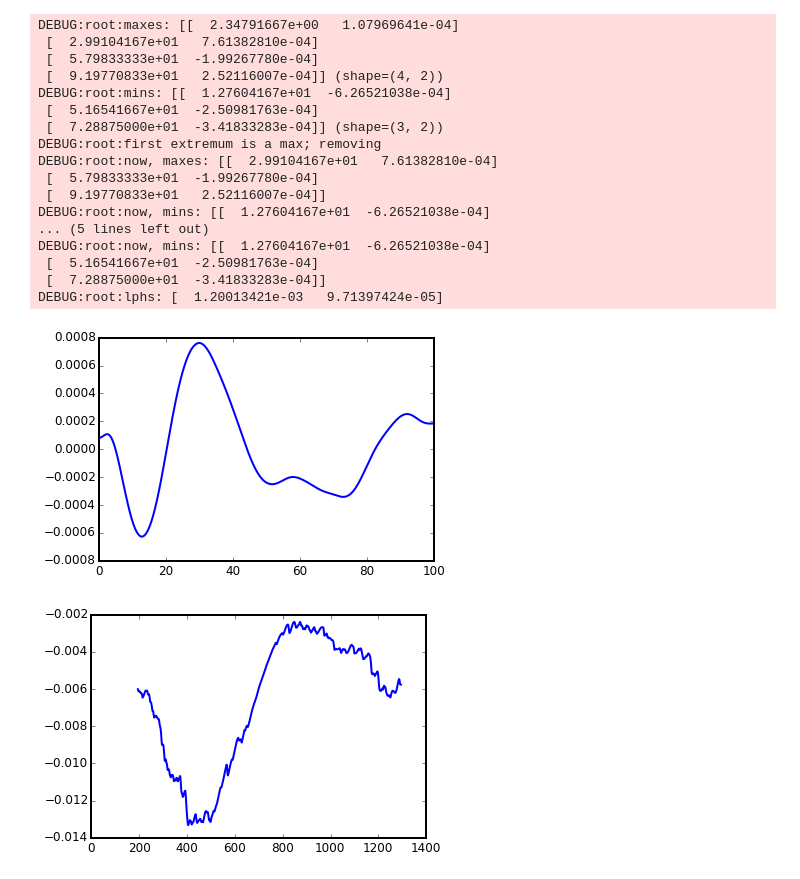
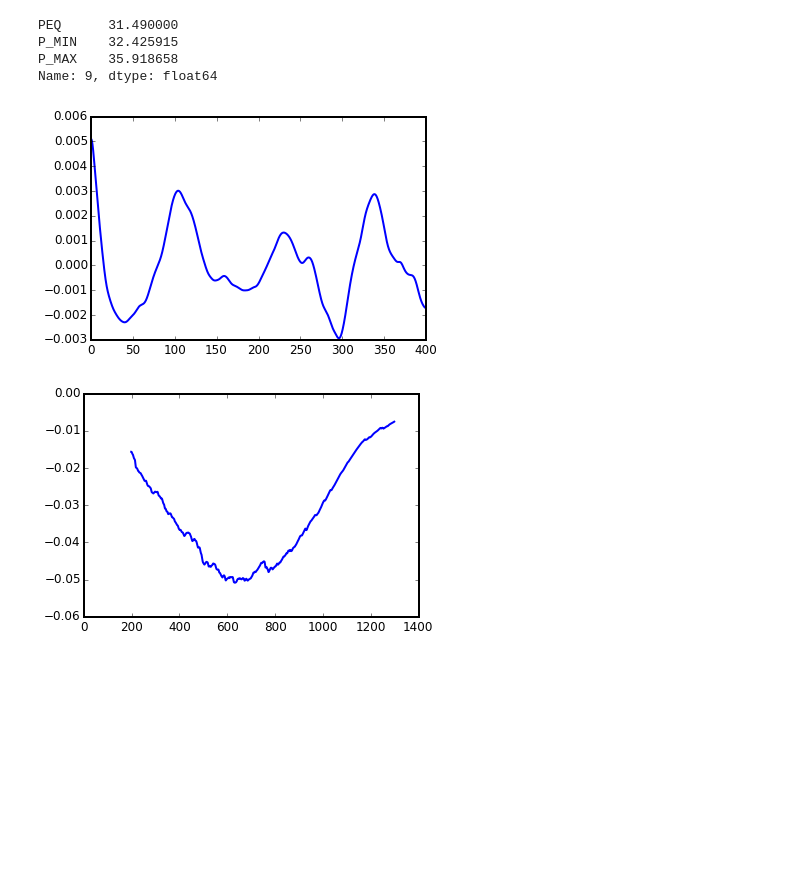
Before and after one commit to timothydmorton/kepler-rotation, a Jupyter notebook: notebooks/aigrain_test.ipynb, the cells around one changed output. Cells and saved outputs as stored; diff of their text form; code cells hidden in the pictures; blank space fills up the shorter version.

```diff
--- a/notebooks/aigrain_test.ipynb
+++ b/notebooks/aigrain_test.ipynb
@@ -15,32 +22,22 @@ rootLogger.setLevel(logging.DEBUG)
+# %%
+true_P(9)
+# %% [output]
+PEQ      31.490000
+P_MIN    32.425915
+P_MAX    35.918658
+Name: 9, dtype: float64
 # %%
-i = 7
+i = 9
 datafile = '{}/noise_free/lightcurve_{:04.0f}.txt'.format(aigrain_root,i)
 t,f = np.loadtxt(datafile, unpack=True)
 
-s = TimeSeries(t,f, default_maxlag_days=100)
+s = TimeSeries(t,f, default_maxlag_days=400, flatten_order=4)
 try:
     s.plot_acorr(mark_period=False)
 except:
     logging.error('Acorr breaks.', exc_info=True)
 plt.figure()
 plt.plot(s.t,s.f);
 # %% [output]
-DEBUG:root:maxes: [[  2.34791667e+00   1.07969641e-04]
- [  2.99104167e+01   7.61382810e-04]
- [  5.79833333e+01  -1.99267780e-04]
- [  9.19770833e+01   2.52116007e-04]] (shape=(4, 2))
-DEBUG:root:mins: [[  1.27604167e+01  -6.26521038e-04]
- [  5.16541667e+01  -2.50981763e-04]
- [  7.28875000e+01  -3.41833283e-04]] (shape=(3, 2))
-DEBUG:root:first extremum is a max; removing
-DEBUG:root:now, maxes: [[  2.99104167e+01   7.61382810e-04]
- [  5.79833333e+01  -1.99267780e-04]
- [  9.19770833e+01   2.52116007e-04]]
-DEBUG:root:now, mins: [[  1.27604167e+01  -6.26521038e-04]
-... (5 lines left out)
-DEBUG:root:now, mins: [[  1.27604167e+01  -6.26521038e-04]
- [  5.16541667e+01  -2.50981763e-04]
- [  7.28875000e+01  -3.41833283e-04]]
-DEBUG:root:lphs: [  1.20013421e-03   9.71397424e-05]
-[figure, old version]
+[figure, new version]
-[figure, old version]
+[figure, new version]
```
Also changed, not shown: parts of 12 cells of this notebook, 3 other files.
